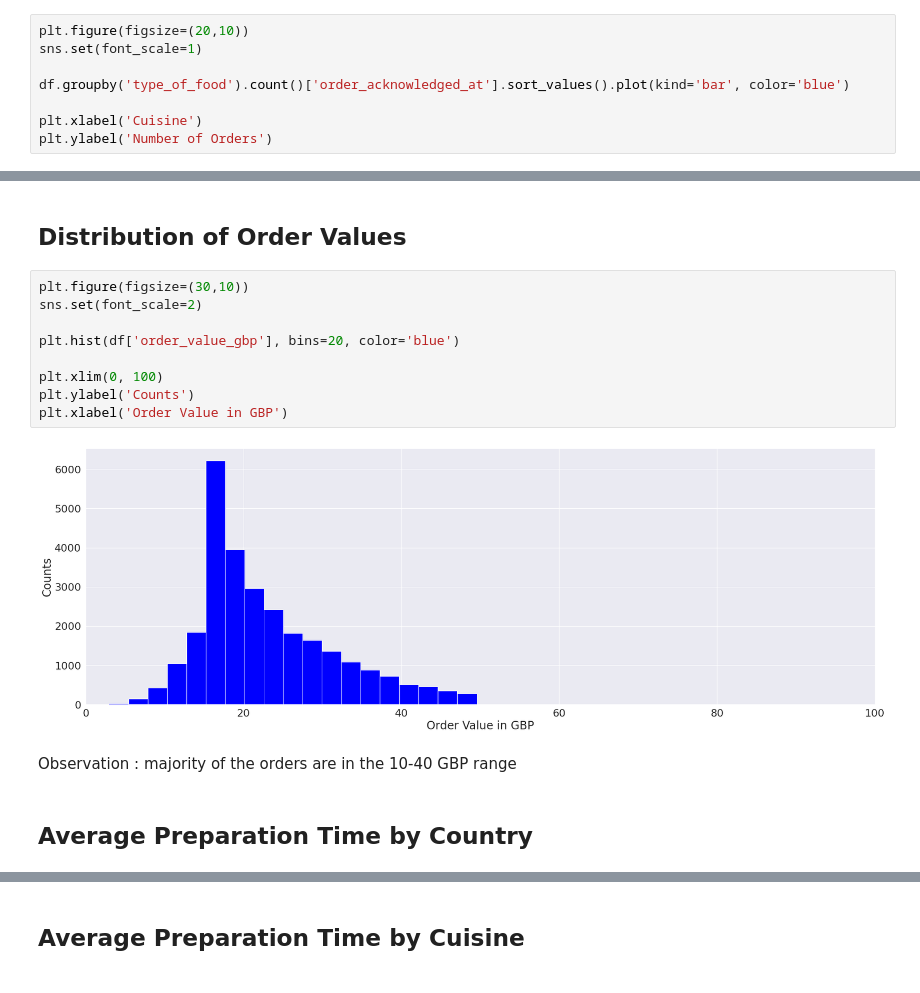
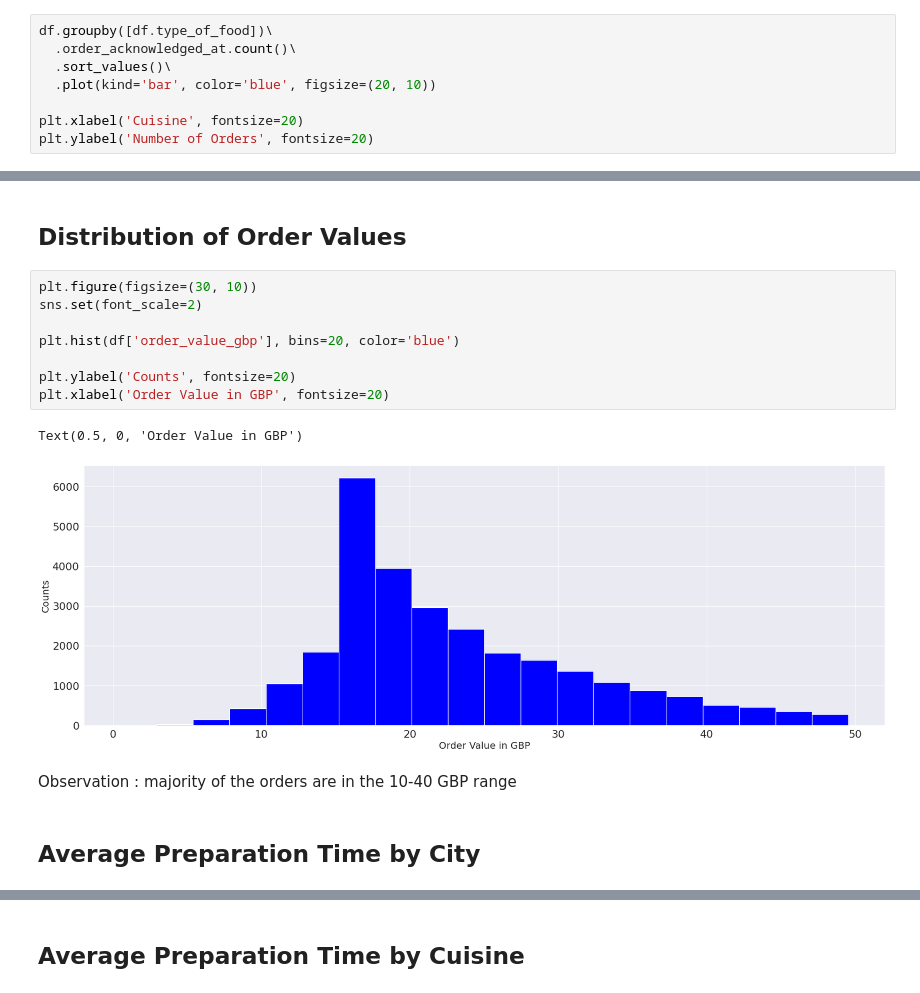
Before and after one commit to mohamad-selman/Meal-Prep-Time, a Jupyter notebook: Meal_Prep_Time.ipynb, the cells around one changed output, grey strips where cells are left out. Cells and saved outputs as stored; diff of their text form.

```diff
--- a/Meal_Prep_Time.ipynb
+++ b/Meal_Prep_Time.ipynb
@@ -160,12 +151,12 @@ Observation : most of orders are in UK
 # %% [markdown]
 ## Number of Orders by Cuisine
 # %%
-plt.figure(figsize=(20,10))
-sns.set(font_scale=1)
+df.groupby([df.type_of_food])\
+  .order_acknowledged_at.count()\
+  .sort_values()\
+  .plot(kind='bar', color='blue', figsize=(20, 10))
 
-df.groupby('type_of_food').count()['order_acknowledged_at'].sort_values().plot(kind='bar', color='blue')
-
-plt.xlabel('Cuisine')
-plt.ylabel('Number of Orders')
+plt.xlabel('Cuisine', fontsize=20)
+plt.ylabel('Number of Orders', fontsize=20)
 # %% [output]
 Text(0, 0.5, 'Number of Orders')
@@ -192,17 +180,17 @@ plt.xticks(rotation=45, ha='right')
 # %% [markdown]
 ## Distribution of Order Values
 # %%
-plt.figure(figsize=(30,10))
+plt.figure(figsize=(30, 10))
 sns.set(font_scale=2)
 
 plt.hist(df['order_value_gbp'], bins=20, color='blue')
 
-plt.xlim(0, 100)
-plt.ylabel('Counts')
-plt.xlabel('Order Value in GBP')
+plt.ylabel('Counts', fontsize=20)
+plt.xlabel('Order Value in GBP', fontsize=20)
 # %% [output]
+Text(0.5, 0, 'Order Value in GBP')
-[figure, old version]
+[figure, new version]
 # %% [markdown]
 Observation : majority of the orders are in the 10-40 GBP range
 # %% [markdown]
-## Average Preparation Time by Country
+## Average Preparation Time by City
```
Also changed, not shown: parts of 8 cells of this notebook.
